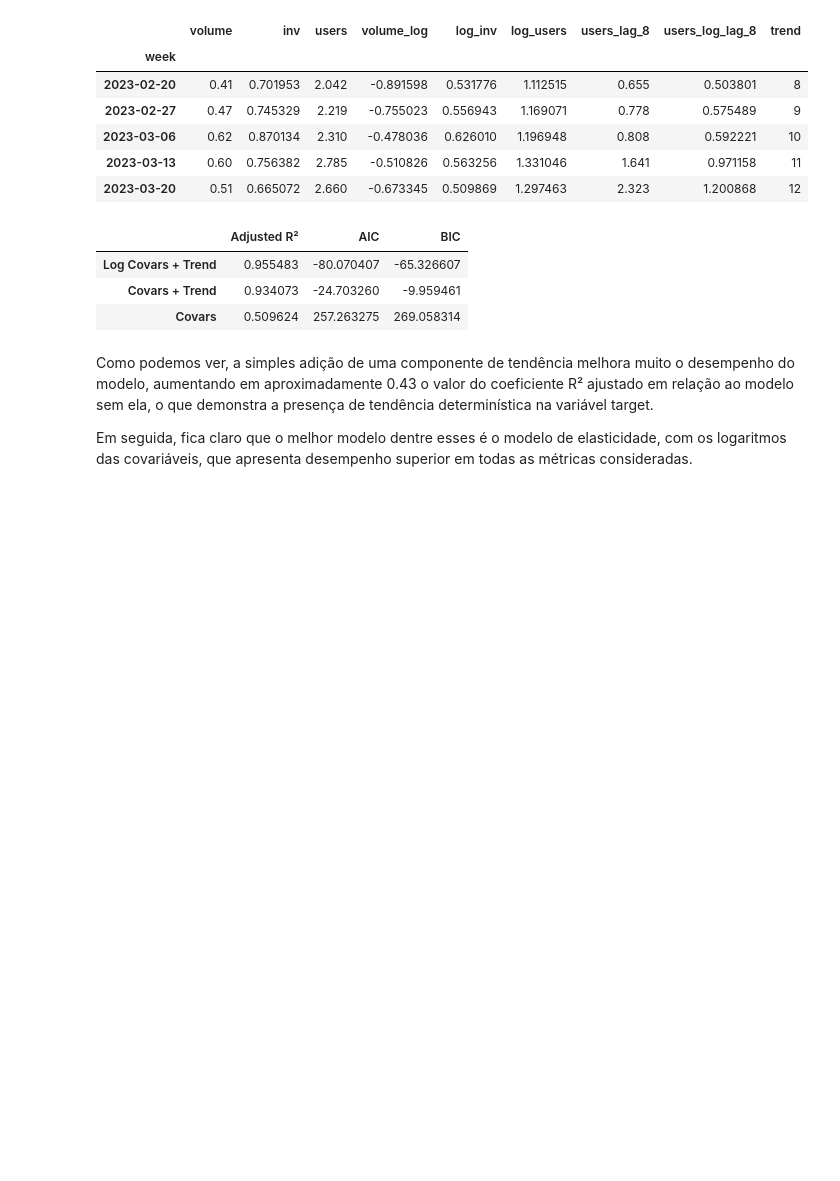
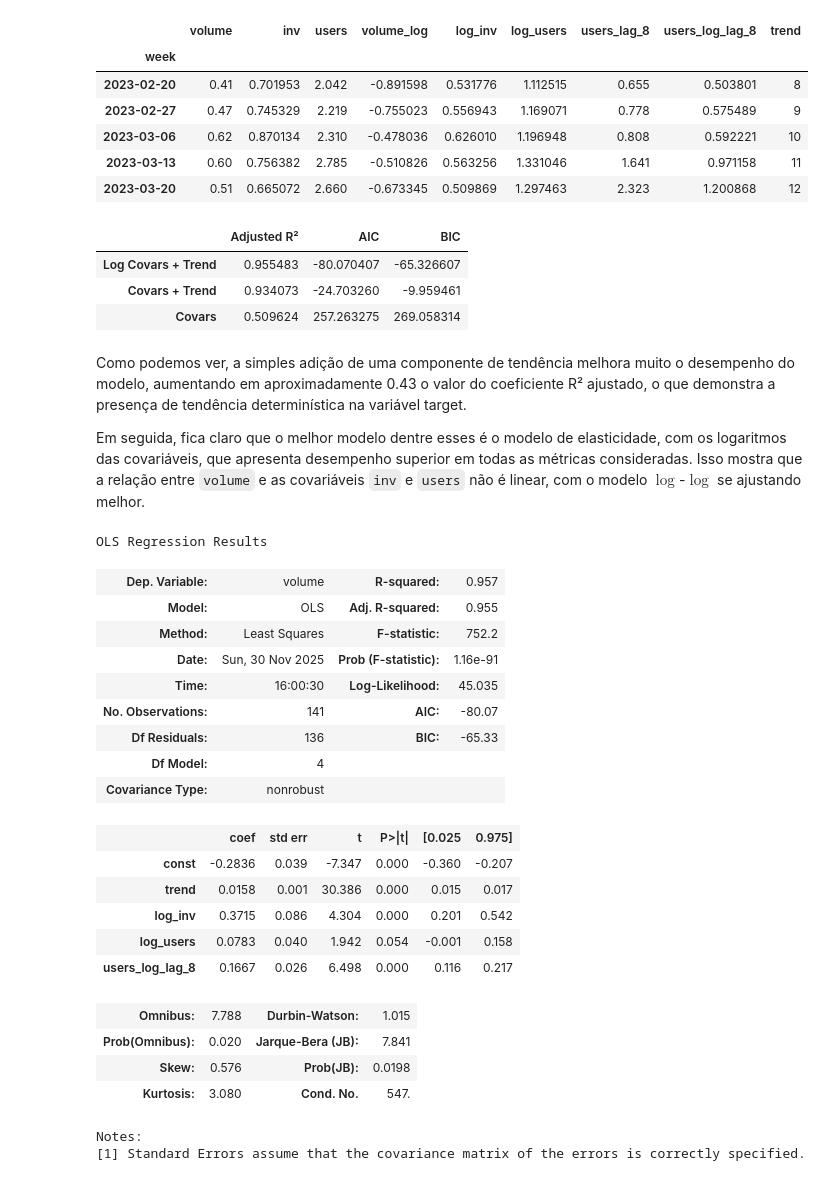
Before and after one commit to kauanmaf/Time-Series-A2, a Jupyter notebook: relatorio.ipynb, the cells around one changed output. Saved outputs shown, nothing was run; the diff lists cells and outputs as text; code cells hidden in the pictures; blank space fills up the shorter version.

Commit message:
Ajustes modelos

```diff
--- a/relatorio.ipynb
+++ b/relatorio.ipynb
@@ -430,6 +430,31 @@ display(results_df.sort_values(by="Adjusted R²", ascending=False))
 | Covars + Trend | 0.934073 | -24.703260 | -9.959461 |
 | Covars | 0.509624 | 257.263275 | 269.058314 |
 # %% [markdown]
-Como podemos ver, a simples adição de uma componente de tendência melhora muito o desempenho do modelo, aumentando em aproximadamente 0.43 o valor do coeficiente R² ajustado em relação ao modelo sem ela, o que demonstra a presença de tendência determinística na variável target.
+Como podemos ver, a simples adição de uma componente de tendência melhora muito o desempenho do modelo, aumentando em aproximadamente 0.43 o valor do coeficiente R² ajustado, o que demonstra a presença de tendência determinística na variável target.
 
-Em seguida, fica claro que o melhor modelo dentre esses é o modelo de elasticidade, com os logaritmos das covariáveis, que apresenta desempenho superior em todas as métricas consideradas.
+Em seguida, fica claro que o melhor modelo dentre esses é o modelo de elasticidade, com os logaritmos das covariáveis, que apresenta desempenho superior em todas as métricas consideradas. Isso mostra que a relação entre `volume` e as covariáveis `inv` e `users` não é linear, com o modelo $\log$-$\log$ se ajustando melhor.
+# %%
+log_models["Log Covars + Trend"].summary()
+# %% [output]
+OLS Regression Results
+| Dep. Variable: | volume | R-squared: | 0.957 |
+| Model: | OLS | Adj. R-squared: | 0.955 |
+| Method: | Least Squares | F-statistic: | 752.2 |
+| Date: | Sun, 30 Nov 2025 | Prob (F-statistic): | 1.16e-91 |
+| Time: | 16:00:30 | Log-Likelihood: | 45.035 |
+| No. Observations: | 141 | AIC: | -80.07 |
+| Df Residuals: | 136 | BIC: | -65.33 |
+| Df Model: | 4 |  |  |
+| Covariance Type: | nonrobust |  |  |
+|  | coef | std err | t | P>|t| | [0.025 | 0.975] |
+| const | -0.2836 | 0.039 | -7.347 | 0.000 | -0.360 | -0.207 |
+| trend | 0.0158 | 0.001 | 30.386 | 0.000 | 0.015 | 0.017 |
+| log_inv | 0.3715 | 0.086 | 4.304 | 0.000 | 0.201 | 0.542 |
+| log_users | 0.0783 | 0.040 | 1.942 | 0.054 | -0.001 | 0.158 |
+| users_log_lag_8 | 0.1667 | 0.026 | 6.498 | 0.000 | 0.116 | 0.217 |
+| Omnibus: | 7.788 | Durbin-Watson: | 1.015 |
+| Prob(Omnibus): | 0.020 | Jarque-Bera (JB): | 7.841 |
+| Skew: | 0.576 | Prob(JB): | 0.0198 |
+| Kurtosis: | 3.080 | Cond. No. | 547. |
+Notes:
+[1] Standard Errors assume that the covariance matrix of the errors is correctly specified.
```
Also changed, not shown: parts of 2 cells of this notebook.
